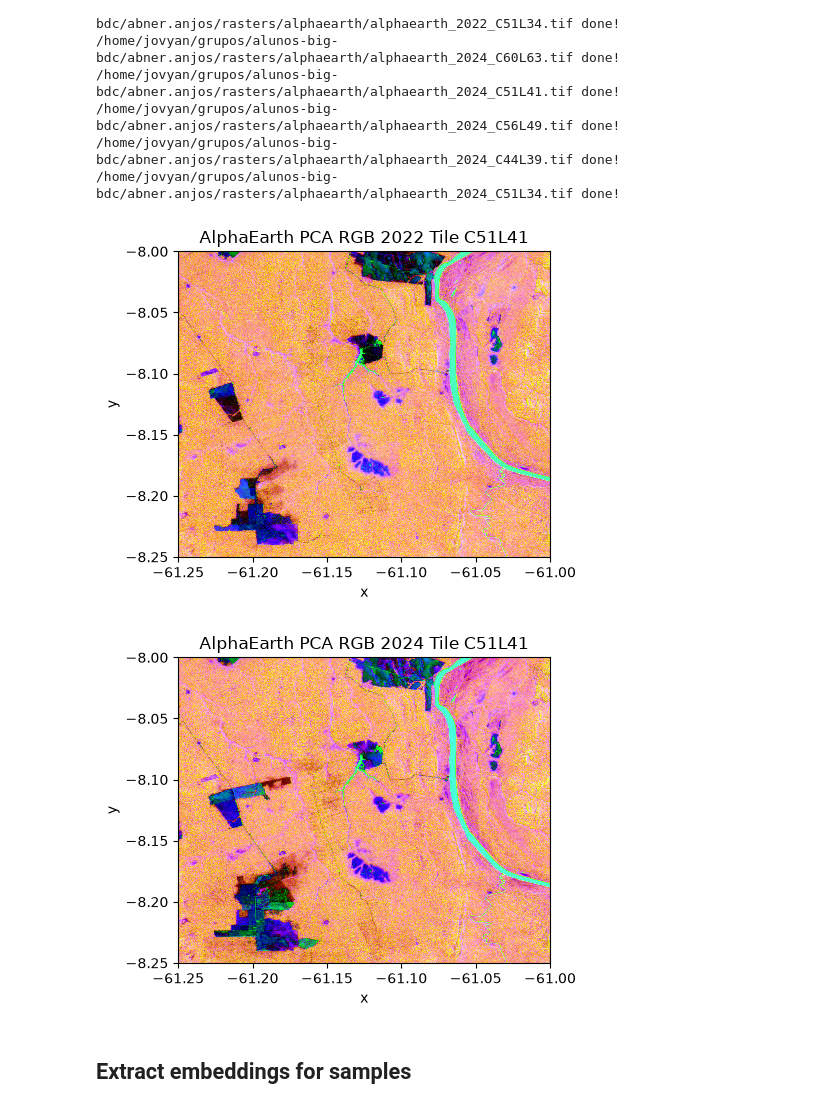
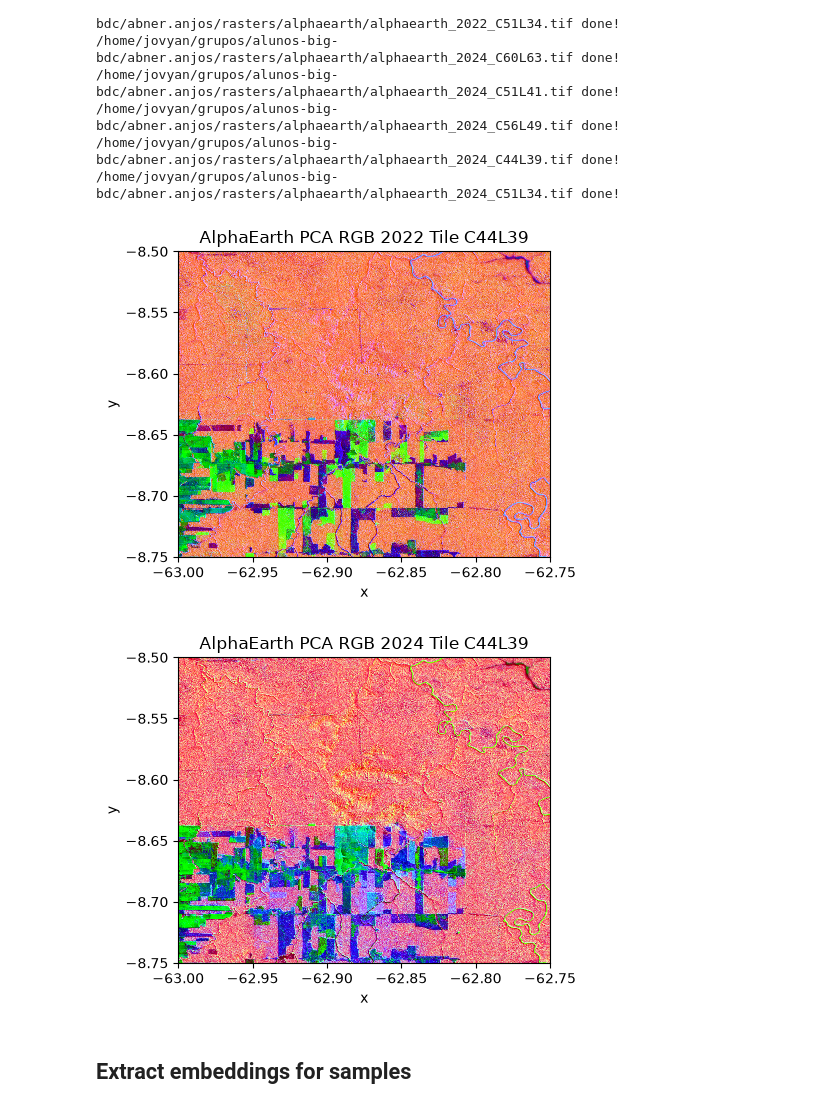
Before and after one commit to AbnerErnaniADSFatec/analise-disturbios-gfm, a Jupyter notebook: 3_alphaearth.ipynb, the cells around one changed output. Drawn from its saved outputs; the diff is of its cells as text; code cells hidden in the pictures.

```diff
--- a/3_alphaearth.ipynb
+++ b/3_alphaearth.ipynb
@@ -186,7 +188,7 @@ with open(urls_alphaearth, "r", encoding="utf-8") as file:
         print(names[i], urls[i])
         # gdown.download(urls[i], f"{mosaics_path}/{names[i]}", quiet = False)
 # %%
-tile_ids = ["C51L41"]
+tile_ids = ["C44L39"]
 years_ = years
 bands_ = [1, 5, 10]
 check_bands = False
@@ -195,35 +197,35 @@ for year in years_:
     for tile_id in tile_ids:
         output_file = mosaics[year][tile_id]["file"]
         mosaic_file_name = f'{mosaics_path}/{output_file}.tif'
         mosaics[year][tile_id]["embeddings"] = rioxarray.open_rasterio(mosaic_file_name, masked=True)
 
         output_file_pca = f"{output_file}_pca.tif"
         mosaic_file_name_pca = f'{mosaics_path}/{output_file_pca}'
 
         alphaearth_pca = None
         if not os.path.isfile(mosaic_file_name_pca):
             print(f"Computing PCA for {mosaic_file_name}...")
             alphaearth_pca = compute_pca_rgb(mosaics[year][tile_id]["embeddings"], n_components=3, p_min=2.0, p_max=98.0)
             alphaearth_pca.rio.to_raster(mosaic_file_name_pca, compress="lzw")
         else:
             alphaearth_pca = rioxarray.open_rasterio(mosaic_file_name_pca, masked=True)
 
         if check_bands:
             plot_xarray_(
                 mosaics[year][tile_id]["embeddings"],
                 bands = bands_,
                 title=f"AlphaEarth RGB {year} Tile {tile_id}",
                 figsize=(5, 4)
             )
 
         plot_xarray_(
             alphaearth_pca,
             title=f"AlphaEarth PCA RGB {year} Tile {tile_id}",
             figsize=(5, 4)
         )
 # %% [output]
-[figure, old version]
+[figure, new version]
-[figure, old version]
+[figure, new version]
 # %% [markdown]
 ## Extract embeddings for samples
 # %%
```
Also changed, not shown: parts of 1 cell of this notebook, 3 other files.
